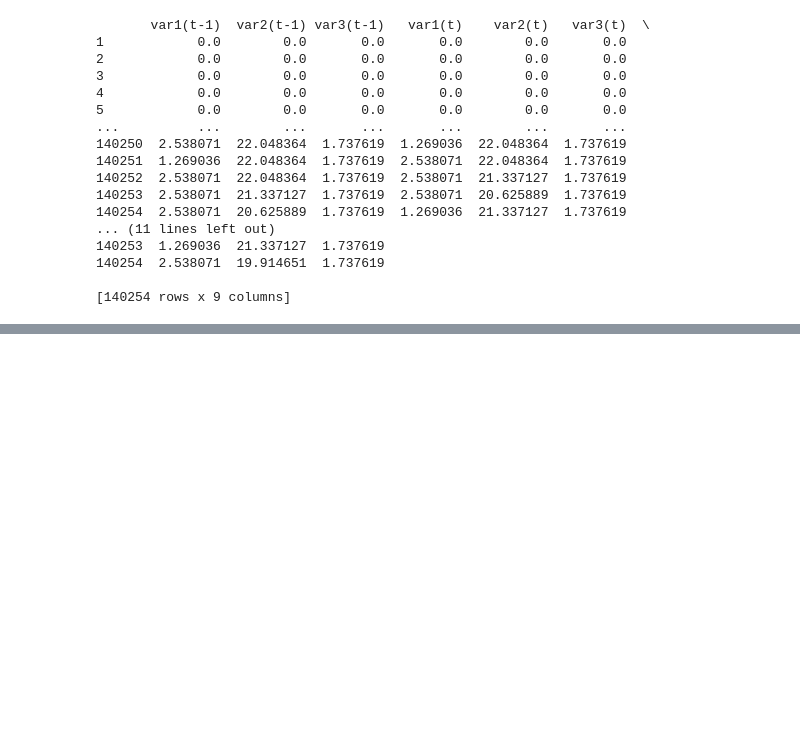
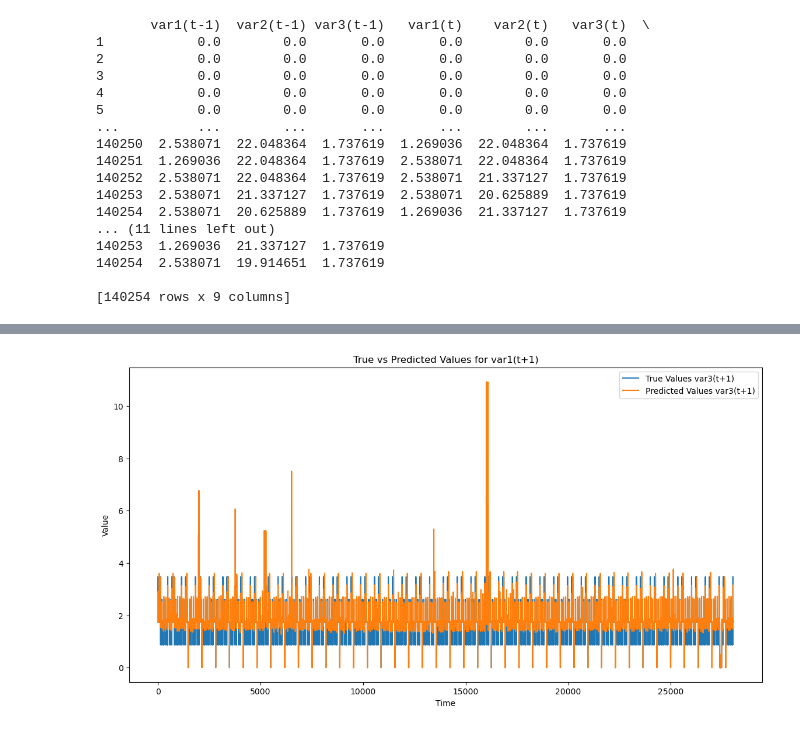
Before and after one commit to hiepdaoquang704/LT_Cho_AI, a Jupyter notebook: w12/w12.ipynb, the cells around one changed output, grey strips where cells are left out. Cells and saved outputs as stored; diff of their text form; code cells hidden in the pictures; blank space fills up the shorter version.

```diff
--- a/w12/w12.ipynb
+++ b/w12/w12.ipynb
@@ -255,0 +275,11 @@ KeyError: 'RandomForestRegressor'
+# %%
+plt.figure(figsize=(14, 7))
+plt.plot(y_test_rescaled[:, 2], label='True Values var3(t+1)')
+plt.plot(y_pred_rescaled[:, 2], label='Predicted Values var3(t+1)')
+plt.xlabel('Time')
+plt.ylabel('Value')
+plt.title('True vs Predicted Values for var1(t+1)')
+plt.legend()
+plt.show()
+# %% [output]
+[figure, added]
```
Also changed, not shown: parts of 10 cells of this notebook, 5 other files.
